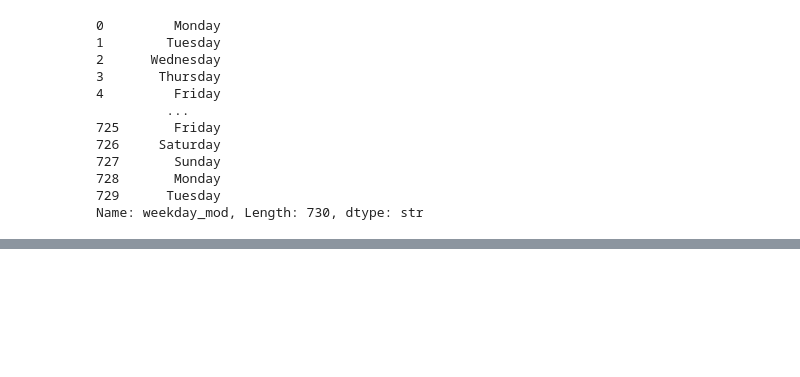
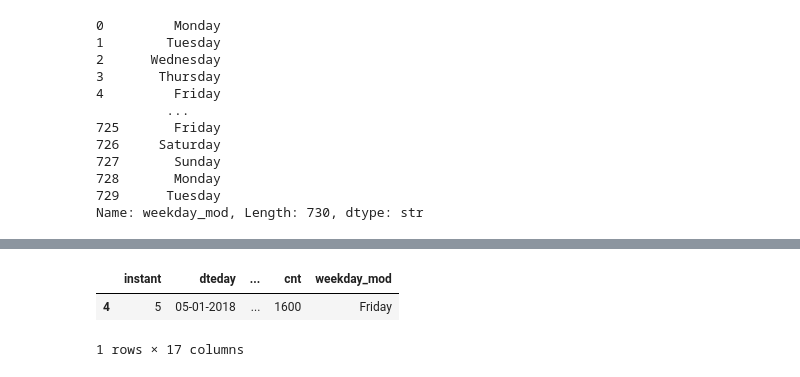
Before and after one commit to Sujay-Muramalla/DS_C247_Project, a Jupyter notebook: DS_S10.ipynb, the cells around one changed output, grey strips where cells are left out. Saved outputs shown, nothing was run; the diff lists cells and outputs as text; code cells hidden in the pictures; blank space fills up the shorter version.

```diff
--- a/DS_S10.ipynb
+++ b/DS_S10.ipynb
@@ -240,0 +332,6 @@ Name: weekday_mod, Length: 730, dtype: str
+# %%
+pd.set_option("display.max_rows",10)
+# %%
+pd.reset_option("all")
+# %%
+pd.set_option("display")
@@ -240,0 +345,8 @@ Name: weekday_mod, Length: 730, dtype: str
+# %%
+pd.set_option("display.max_columns", 5)
+# %%
+df.head()
+# %% [output]
+|  | instant | dteday | ... | cnt | weekday_mod |
+| 4 | 5 | 05-01-2018 | ... | 1600 | Friday |
+1 rows × 17 columns
```
Also changed, not shown: parts of 22 cells of this notebook.
